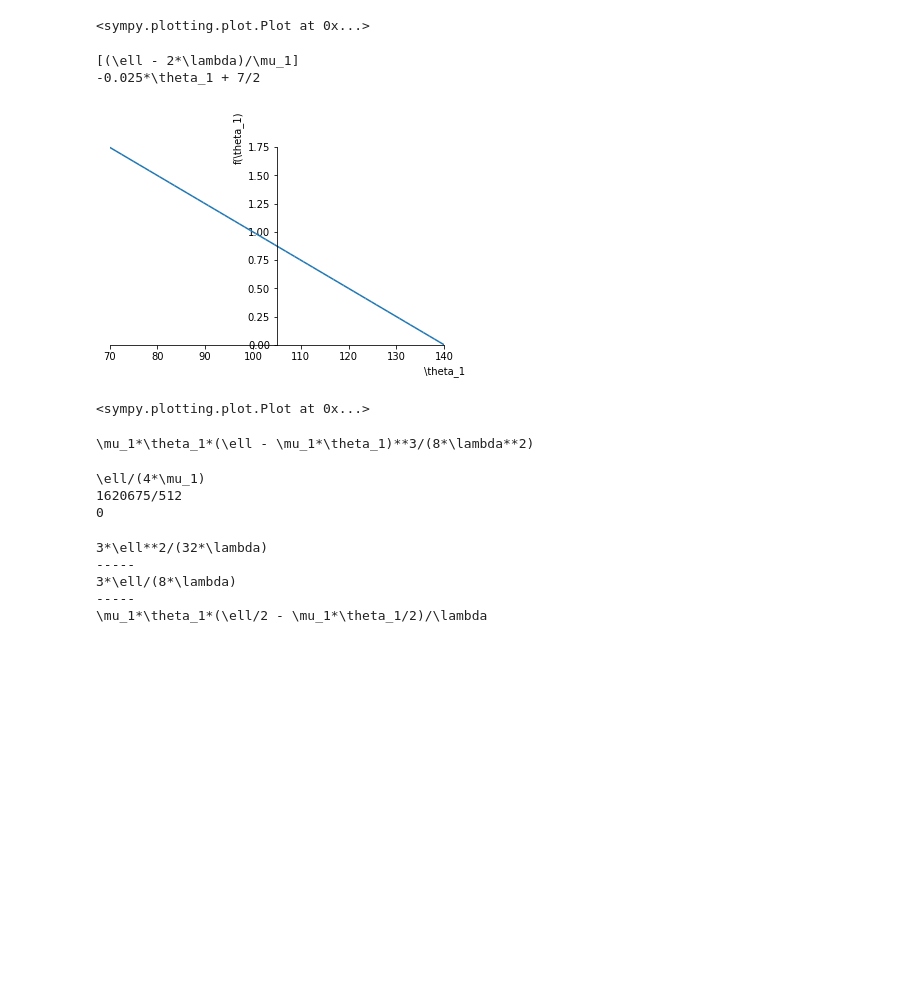
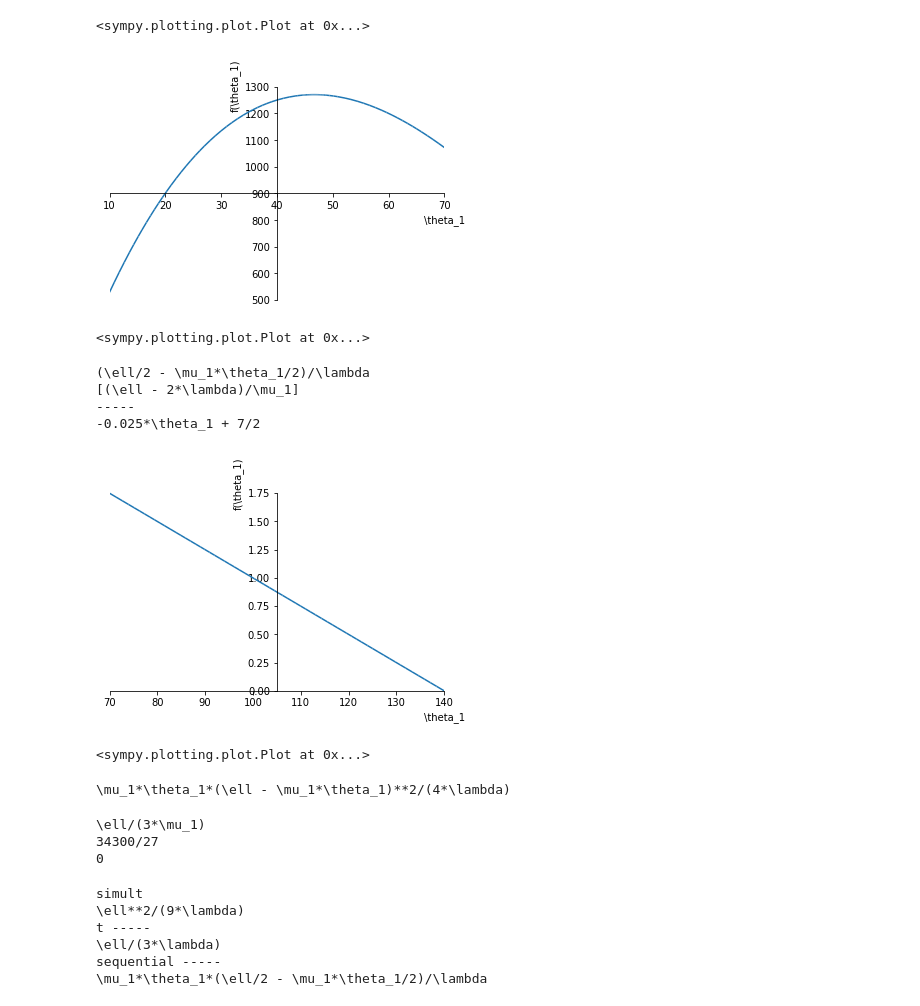
Before and after one commit to ericschulman/health_bargains, a Jupyter notebook: analytic.ipynb, the cells around one changed output. Cells and saved outputs as stored; diff of their text form; code cells hidden in the pictures; blank space fills up the shorter version.

```diff
--- a/analytic.ipynb
+++ b/analytic.ipynb
@@ -42,19 +44,38 @@ plot(obj, (theta1,COST,LIST))
+# %%
+#need to see what happens when t=1
+def nb_objective(theta1, mu1, price, lamb, ell):
+    term1 = profit(theta1,  mu1, price, lamb, ell)
+    term2 =  mu1*theta1
+    return term1*term2
+
+LIST = 70
+COST = 10
+
+obj = nb_objective(theta1,mu1,price,lamb,ell)
+obj = obj.subs({mu1:.5,lamb:COST,ell:LIST})
+plot(obj, (theta1,COST,LIST))
+# %% [output]
+[figure, added]
+<sympy.plotting.plot.Plot at 0x...>
 # %%
 tobj =  t(price, lamb, ell)
+print(tobj)
 print(solve(1-tobj,theta1))
-
+print('-----')
 tobj = tobj.subs({mu1:.5,ell:70,lamb:10})
 print(tobj)
 plot(tobj, (theta1,LIST,2*LIST))
 # %% [output]
+(\ell/2 - \mu_1*\theta_1/2)/\lambda
 [(\ell - 2*\lambda)/\mu_1]
+-----
 -0.025*\theta_1 + 7/2
 [figure]
 <sympy.plotting.plot.Plot at 0x...>
 # %%
 print(simplify(nb_objective(theta1,mu1,price,lamb,ell)))
 # %% [output]
-\mu_1*\theta_1*(\ell - \mu_1*\theta_1)**3/(8*\lambda**2)
+\mu_1*\theta_1*(\ell - \mu_1*\theta_1)**2/(4*\lambda)
 # %%
 foc_nb = diff(nb_objective(theta1,mu1,price,lamb,ell),theta1)
 theta1_max = solve(foc_nb,theta1)
@@ -64,19 +85,21 @@ for theta_sol in theta1_max:
     maxval = nb_objective(theta1,mu1,price,lamb,ell).subs({theta1:theta_sol})
     print(maxval.subs({lamb:10,ell:70}))
 # %% [output]
-\ell/(4*\mu_1)
-1620675/512
+\ell/(3*\mu_1)
+34300/27
 0
 # %%
+print('simult')
 outside_option = t(price.subs({theta1:theta1_max[0]}),lamb,ell)*mu1*theta1_max[0]
 print(outside_option)
-print('-----')
+print('t -----')
 print(t(price.subs({theta1:theta1_max[0]}),lamb,ell)) #need to fix this, should be <1
-print('-----')
+print('sequential -----')
 print(t(price,lamb,ell)*mu1*theta1)
 # %% [output]
-3*\ell**2/(32*\lambda)
------
-3*\ell/(8*\lambda)
------
+simult
+\ell**2/(9*\lambda)
+t -----
+\ell/(3*\lambda)
+sequential -----
 \mu_1*\theta_1*(\ell/2 - \mu_1*\theta_1/2)/\lambda
```
Also changed, not shown: parts of 2 cells of this notebook, 1 other file.
